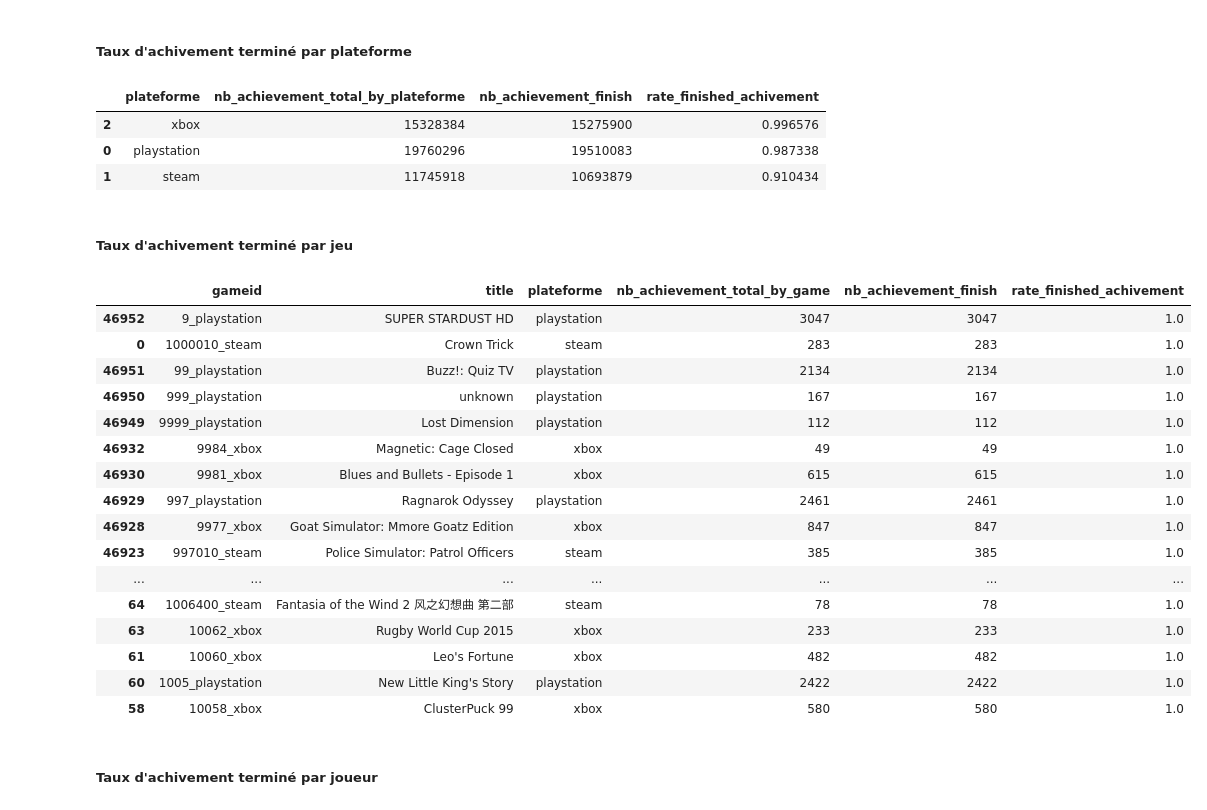
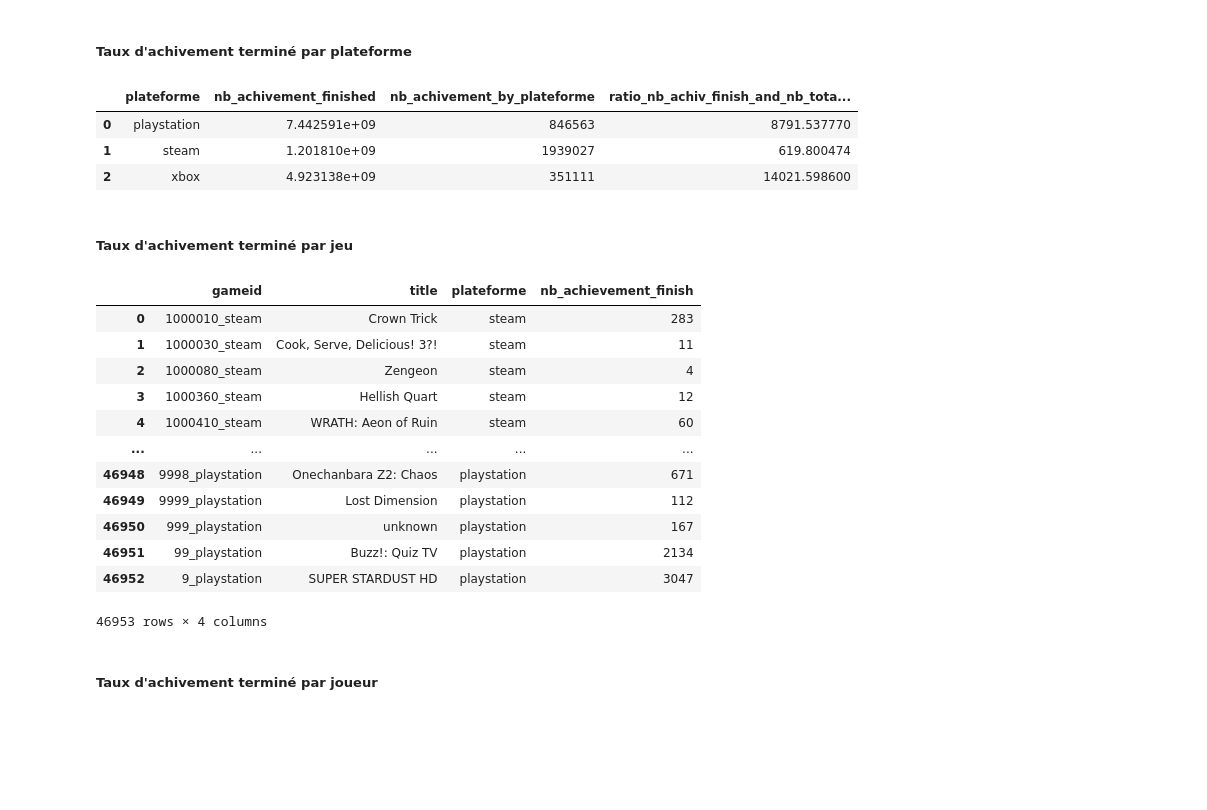
Before and after one commit to isanyams/projet-jeux-video, a Jupyter notebook: projet_jeux_videos_final.ipynb, the cells around one changed output. Drawn from its saved outputs; the diff is of its cells as text; code cells hidden in the pictures; blank space fills up the shorter version.

```diff
--- a/projet_jeux_videos_final.ipynb
+++ b/projet_jeux_videos_final.ipynb
@@ -942,3 +1047,8 @@ achievement_finish
 | 46830993 | 753408_6165626 | 753408_xbox | xbox | 2705269_xbox | 2024-12-21 19:11:16 | 2024.0 | Magical Backpack |
 | 46831020 | 18709_6138513 | 18709_xbox | xbox | 792346_xbox | 2024-12-14 22:02:32 | 2024.0 | The Long Dark (Game Preview) |
 45479862 rows × 7 columns
+# %%
+nb_achievement_finished_by_id = achievement_finish.groupby('achievementid').size().reset_index(name='nb_achivement_finished')
+
+history_achievement_game_merge = pd.merge(left=history_achievement_game_merge, right=nb_achievement_finished_by_id, on='achievementid', how='left')
+history_achievement_game_merge
@@ -944,0 +1069,3 @@ achievement_finish
+# %%
+history_achievement_game_merge['nb_achivement_finished'] = history_achievement_game_merge['nb_achivement_finished'].replace(np.nan,  0)
+history_achievement_game_merge
@@ -954,49 +1095,44 @@ finish_achivement_rate
 # %% [markdown]
 ##### Taux d'achivement terminé par plateforme
 # %%
-nb_total_achievements_by_plateforme = history_achievement_game_merge.groupby(['plateforme']).size().reset_index(name = 'nb_achievement_total_by_plateforme')
-
-nb_achievements_finished_by_plateforme = achievement_finish.groupby(['plateforme']).size().reset_index(name = 'nb_achievement_finish')
-
-taux_achievement_by_plateforme = pd.merge(left=nb_total_achievements_by_plateforme, right=nb_achievements_finished_by_plateforme, on='plateforme', how='inner')
-
-taux_achievement_by_plateforme['rate_finished_achivement'] = taux_achievement_by_plateforme['nb_achievement_finish'] / taux_achievement_by_plateforme['nb_achievement_total_by_plateforme']
-taux_achievement_by_plateforme.sort_values(by='rate_finished_achivement', ascending=False)
+#Taux d'achievement terminé par plateforme
+taux_achievement_by_plateforme = history_achievement_game_merge.groupby('plateforme')['nb_achivement_finished'].sum().reset_index()
+taux_achievement_by_plateforme = pd.merge(left=taux_achievement_by_plateforme, right=achievements_by_plateforme, on='plateforme', how='inner')
+taux_achievement_by_plateforme['ratio_nb_achiv_finish_and_nb_total_achiv'] = taux_achievement_by_plateforme['nb_achivement_finished'] / taux_achievement_by_plateforme['nb_achivement_by_plateforme']
+taux_achievement_by_plateforme
 # %% [output]
-|  | plateforme | nb_achievement_total_by_plateforme | nb_achievement_finish | rate_finished_achivement |
-| 2 | xbox | 15328384 | 15275900 | 0.996576 |
-| 0 | playstation | 19760296 | 19510083 | 0.987338 |
-| 1 | steam | 11745918 | 10693879 | 0.910434 |
+|  | plateforme | nb_achivement_finished | nb_achivement_by_plateforme | ratio_nb_achiv_finish_and_nb_tota... |
+| 0 | playstation | 7.442591e+09 | 846563 | 8791.537770 |
+| 1 | steam | 1.201810e+09 | 1939027 | 619.800474 |
+| 2 | xbox | 4.923138e+09 | 351111 | 14021.598600 |
 # %% [markdown]
 ##### Taux d'achivement terminé par jeu
 # %%
 nb_total_achievements_by_game = history_achievement_game_merge.groupby(['gameid', 'title', 'plateforme']).size().reset_index(name = 'nb_achievement_total_by_game')
 
 nb_achievements_finished_by_game = achievement_finish.groupby(['gameid', 'title', 'plateforme']).size().reset_index(name = 'nb_achievement_finish')
 
-taux_achievement_by_game = pd.merge(left=nb_total_achievements_by_game, right=nb_achievements_finished_by_game, on=['gameid','title', 'plateforme'], how='inner')
+#taux_achievement_by_game = pd.merge(left=nb_total_achievements_by_game, right=nb_achievements_finished_by_game, on=['gameid','title', 'plateforme'], how='left')
 
-taux_achievement_by_game['rate_finished_achivement'] = taux_achievement_by_game['nb_achievement_finish'] / taux_achievement_by_game['nb_achievement_total_by_game']
+#taux_achievement_by_game['rate_finished_achivement'] = taux_achievement_by_game['nb_achievement_finish'] / taux_achievement_by_game['nb_achievement_total_by_game']
 
-taux_achievement_by_game.sort_values(by='rate_finished_achivement', ascending=False).head(50)
+#taux_achievement_by_game.sort_values(by='rate_finished_achivement', ascending=False).head(50)
+
+nb_achievements_finished_by_game
 # %% [output]
-|  | gameid | title | plateforme | nb_achievement_total_by_game | nb_achievement_finish | rate_finished_achivement |
-| 46952 | 9_playstation | SUPER STARDUST HD | playstation | 3047 | 3047 | 1.0 |
-| 0 | 1000010_steam | Crown Trick | steam | 283 | 283 | 1.0 |
-| 46951 | 99_playstation | Buzz!: Quiz TV | playstation | 2134 | 2134 | 1.0 |
-| 46950 | 999_playstation | unknown | playstation | 167 | 167 | 1.0 |
-| 46949 | 9999_playstation | Lost Dimension | playstation | 112 | 112 | 1.0 |
-| 46932 | 9984_xbox | Magnetic: Cage Closed | xbox | 49 | 49 | 1.0 |
-| 46930 | 9981_xbox | Blues and Bullets - Episode 1 | xbox | 615 | 615 | 1.0 |
-| 46929 | 997_playstation | Ragnarok Odyssey | playstation | 2461 | 2461 | 1.0 |
-| 46928 | 9977_xbox | Goat Simulator: Mmore Goatz Edition | xbox | 847 | 847 | 1.0 |
-| 46923 | 997010_steam | Police Simulator: Patrol Officers | steam | 385 | 385 | 1.0 |
-| ... | ... | ... | ... | ... | ... | ... |
-| 64 | 1006400_steam | Fantasia of the Wind 2 风之幻想曲 第二部 | steam | 78 | 78 | 1.0 |
-| 63 | 10062_xbox | Rugby World Cup 2015 | xbox | 233 | 233 | 1.0 |
-| 61 | 10060_xbox | Leo's Fortune | xbox | 482 | 482 | 1.0 |
-| 60 | 1005_playstation | New Little King's Story | playstation | 2422 | 2422 | 1.0 |
-| 58 | 10058_xbox | ClusterPuck 99 | xbox | 580 | 580 | 1.0 |
+|  | gameid | title | plateforme | nb_achievement_finish |
+| 0 | 1000010_steam | Crown Trick | steam | 283 |
+| 1 | 1000030_steam | Cook, Serve, Delicious! 3?! | steam | 11 |
+| 2 | 1000080_steam | Zengeon | steam | 4 |
+| 3 | 1000360_steam | Hellish Quart | steam | 12 |
+| 4 | 1000410_steam | WRATH: Aeon of Ruin | steam | 60 |
+| ... | ... | ... | ... | ... |
+| 46948 | 9998_playstation | Onechanbara Z2: Chaos | playstation | 671 |
+| 46949 | 9999_playstation | Lost Dimension | playstation | 112 |
+| 46950 | 999_playstation | unknown | playstation | 167 |
+| 46951 | 99_playstation | Buzz!: Quiz TV | playstation | 2134 |
+| 46952 | 9_playstation | SUPER STARDUST HD | playstation | 3047 |
+46953 rows × 4 columns
 # %% [markdown]
 ##### Taux d'achivement terminé par joueur
 # %%
```
Also changed, not shown: parts of 34 cells of this notebook.
